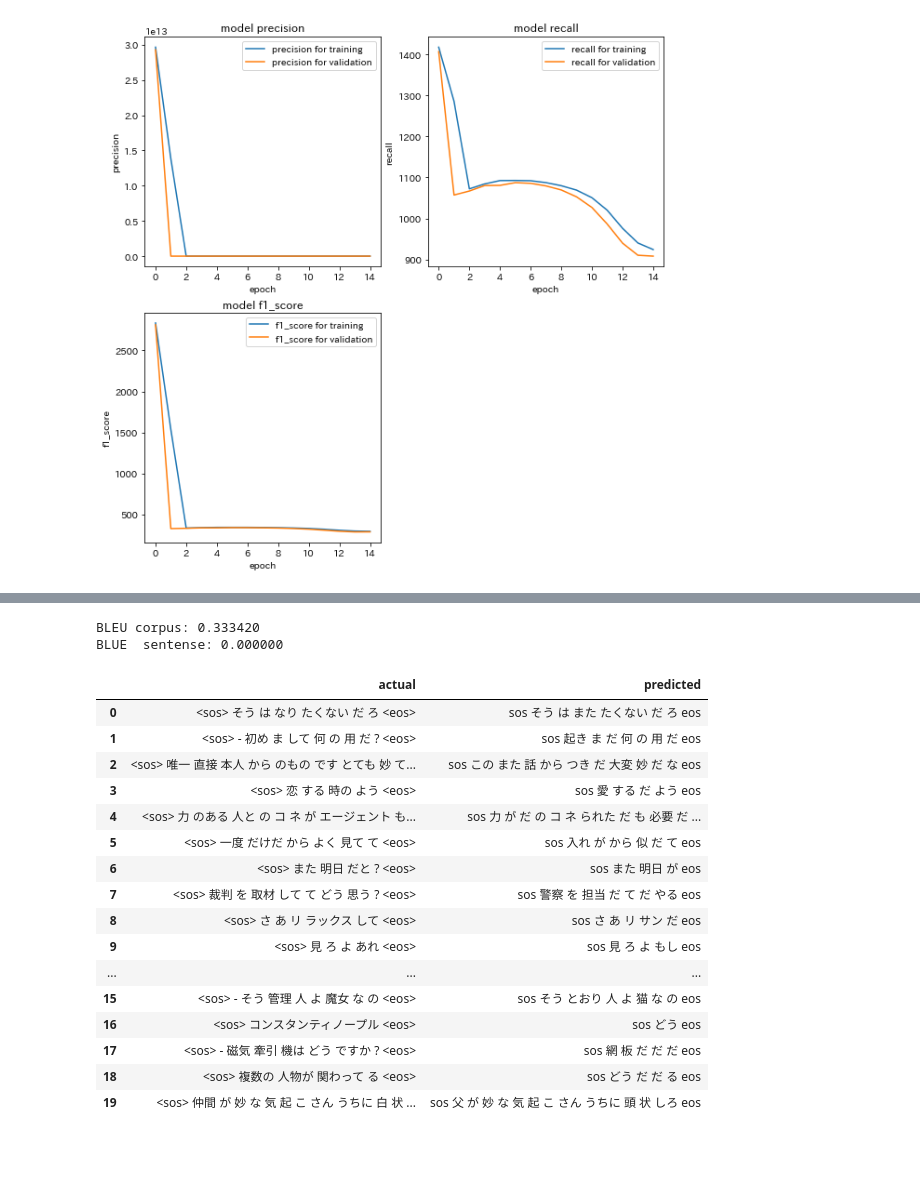
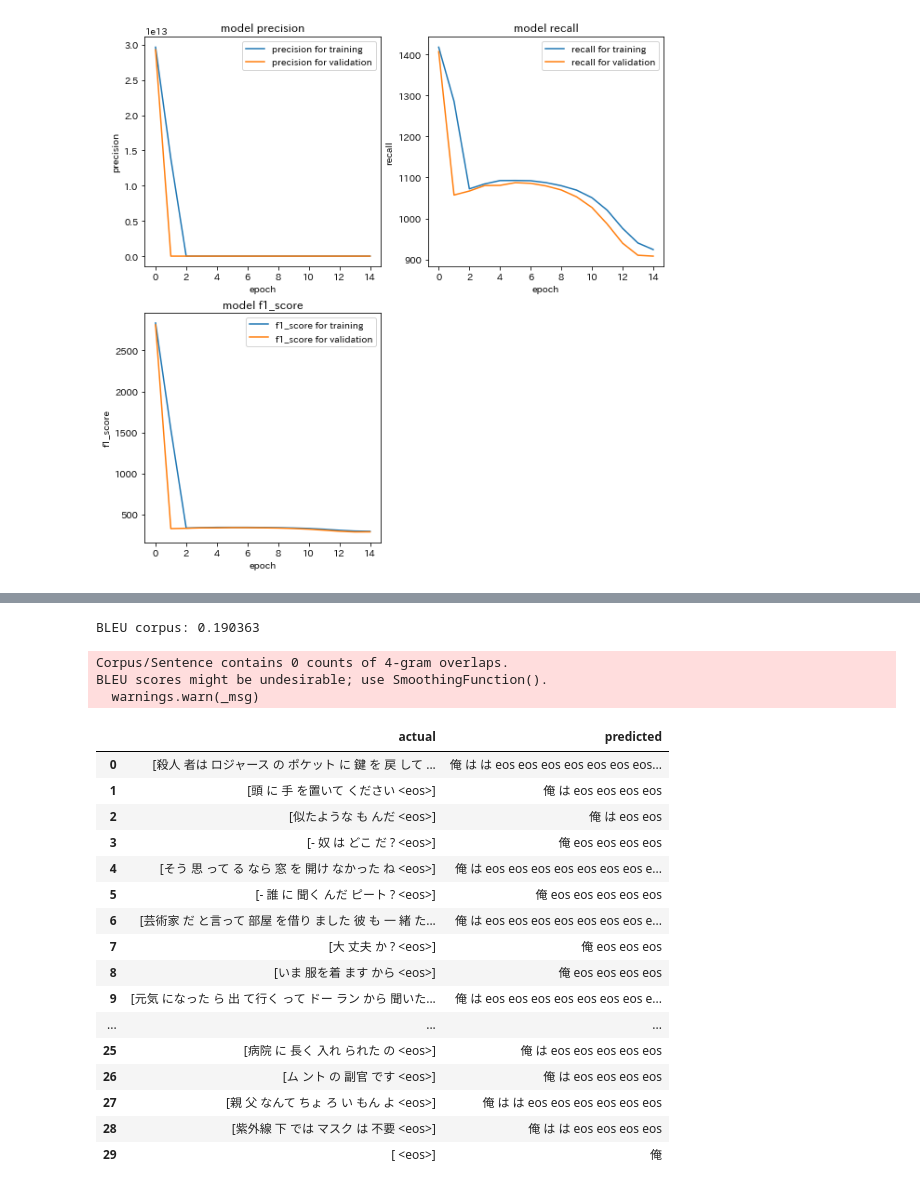
Before and after one commit to atsushii/Neural-Machine-Translation-Project, a Jupyter notebook: text_translation/translation_en_to_ja.ipynb, the cells around one changed output, grey strips where cells are left out. Drawn from its saved outputs; the diff is of its cells as text; code cells hidden in the pictures; blank space fills up the shorter version.

```diff
--- a/text_translation/translation_en_to_ja.ipynb
+++ b/text_translation/translation_en_to_ja.ipynb
@@ -515,4 +518,15 @@ input_embedding_matrix.shape, target_embedding_matrix.shape
 from sklearn.model_selection import train_test_split
 
 # split data into train and test set
-X_train, X_test,  y_train, y_test = train_test_split(input_value, target_value, test_size=0.3, random_state = 42)
+encoder_input_train, encoder_input_test , decoder_output_train, decoder_output_test = train_test_split(input_value, target_value, test_size=0.33, random_state = 42)
+# %%
+# remove <sos> token from decoder_input
+decoder_input_train = decoder_output_train.copy()
+decoder_input_test = decoder_output_test.copy()
+# encoder_input_train = [i.replace(" <eos>", "").replace("<sos> ", "") for i in encoder_input_train]
+# encoder_input_test = [i.replace(" <eos>", "").replace("<sos> ", "") for i in encoder_input_test]
+
+decoder_input_train = [i.replace(" <eos>", "") for i in decoder_input_train]
+decoder_input_test = [i.replace(" <eos>", "") for i in decoder_input_test]
+decoder_output_train = [i.replace("<sos> ", "") for i in decoder_output_train]
+decoder_output_test = [i.replace("<sos> ", "") for i in decoder_output_test]
@@ -519,9 +556,13 @@ X_train, X_test,  y_train, y_test = train_test_split(input_value, target_value,
 # %%
 # prepare training data
-X_train = encode_sequences(eng_tokenizer, eng_length, X_train, "post")
-Y_train = encode_sequences(ja_tokenizer, ja_length, y_train, "post")
+# eng_tokenizer = tokenization(input_value)
+X_train = encode_sequences(eng_tokenizer, eng_length, encoder_input_train, "post")
+Y_train_input = encode_sequences(ja_tokenizer, ja_length, decoder_input_train, "post")
+Y_train_output = encode_sequences(ja_tokenizer, ja_length, decoder_output_train, "post")
+
 
 # prepare validation data
-X_test = encode_sequences(eng_tokenizer, eng_length, X_test, "post")
-Y_test = encode_sequences(ja_tokenizer, ja_length, y_test, "post")
+X_test = encode_sequences(eng_tokenizer, eng_length, encoder_input_test, "post")
+Y_test_input = encode_sequences(ja_tokenizer, ja_length, decoder_input_test, "post")
+Y_test_output = encode_sequences(ja_tokenizer, ja_length, decoder_output_test, "post")
 # %%
@@ -765,44 +791,46 @@ def predict_sequence(model, tokenizer, x, y):
 # %%
 predicted = list()
 actual = list()
-for i, (en, ja) in enumerate(zip(X_test, Y_test)):
+for i, (en, ja) in enumerate(zip(X_test[:30], Y_test_input[:30])):
   # translate encoded source text
 
   en = en.reshape((1, en.shape[0]))
   ja = ja.reshape((1, ja.shape[0]))
   translation = predict_sequence(model, ja_tokenizer, en, ja)
 
-  actual.append([y_test[i]])
+  actual.append([decoder_output_test[i]])
   predicted.append(translation)
 # %%
 from nltk.translate.bleu_score import corpus_bleu
 
 # calculate BLEU score
 print('BLEU corpus: %f' % corpus_bleu(actual, predicted))
-from nltk.translate.bleu_score import sentence_bleu
-print("BLUE  sentense: %f" % sentence_bleu(actual, predicted))
+# from nltk.translate.bleu_score import sentence_bleu
+# print("BLUE  sentense: %f" % sentence_bleu(actual, predicted))
 # %% [output]
-BLEU corpus: 0.333420
-BLUE  sentense: 0.000000
+BLEU corpus: 0.190363
+Corpus/Sentence contains 0 counts of 4-gram overlaps.
+BLEU scores might be undesirable; use SmoothingFunction().
+  warnings.warn(_msg)
 # %%
 # view actual sentence anf predict result
-pred_df = pd.DataFrame({'actual' : y_test, 'predicted' : predicted})
-pred_df.head(20)
+pred_df = pd.DataFrame({'actual' : actual[:30], 'predicted' : predicted})
+pred_df.head(30)
 # %% [output]
 |  | actual | predicted |
-| 0 | <sos> そう は なり たくない だ ろ <eos> | sos そう は また たくない だ ろ eos |
-| 1 | <sos> - 初め ま して 何 の 用 だ ? <eos> | sos 起き ま だ 何 の 用 だ eos |
-| 2 | <sos> 唯一 直接 本人 から のもの です とても 妙 て... | sos この また 話 から つき だ 大変 妙 だ な eos |
-| 3 | <sos> 恋 する 時の よう <eos> | sos 愛 する だ よう eos |
-| 4 | <sos> 力 のある 人と の コ ネ が エージェント も... | sos 力 が だ の コ ネ られた だ も 必要 だ ... |
-| 5 | <sos> 一度 だけだ から よく 見て て <eos> | sos 入れ が から 似 だ て eos |
-| 6 | <sos> また 明日 だと ? <eos> | sos また 明日 が eos |
-| 7 | <sos> 裁判 を 取材 して て どう 思う ? <eos> | sos 警察 を 担当 だ て だ やる eos |
-| 8 | <sos> さ あ リ ラックス して <eos> | sos さ あ リ サン だ eos |
-| 9 | <sos> 見 ろ よ あれ <eos> | sos 見 ろ よ もし eos |
+| 0 | [殺人 者は ロジャース の ポケット に 鍵 を 戻 して ... | 俺 は は eos eos eos eos eos eos eos... |
+| 1 | [頭 に 手 を置いて ください <eos>] | 俺 は eos eos eos eos |
+| 2 | [似たような も んだ <eos>] | 俺 は eos eos |
+| 3 | [- 奴 は どこ だ ? <eos>] | 俺 eos eos eos eos |
+| 4 | [そう 思 って る なら 窓 を 開け なかった ね <eos>] | 俺 は eos eos eos eos eos eos eos e... |
+| 5 | [- 誰 に 聞く んだ ピート ? <eos>] | 俺 eos eos eos eos eos |
+| 6 | [芸術家 だ と言って 部屋 を借り ました 彼 も 一 緒 た... | 俺 は eos eos eos eos eos eos eos e... |
+| 7 | [大 丈夫 か ? <eos>] | 俺 eos eos eos |
+| 8 | [いま 服を着 ます から <eos>] | 俺 eos eos eos eos |
+| 9 | [元気 になった ら 出 て行く って ドー ラン から 聞いた... | 俺 は eos eos eos eos eos eos eos e... |
 | ... | ... | ... |
-| 15 | <sos> - そう 管理 人 よ 魔女 な の <eos> | sos そう とおり 人 よ 猫 な の eos |
-| 16 | <sos> コンスタンティノープル <eos> | sos どう eos |
-| 17 | <sos> - 磁気 牽引 機は どう ですか ? <eos> | sos 網 板 だ だ だ eos |
-| 18 | <sos> 複数の 人物が 関わって る <eos> | sos どう だ だ る eos |
-| 19 | <sos> 仲間 が 妙 な 気 起 こ さん うちに 白 状 ... | sos 父 が 妙 な 気 起 こ さん うちに 頭 状 しろ eos |
+| 25 | [病院 に 長く 入れ られた の <eos>] | 俺 は eos eos eos eos eos |
+| 26 | [ム ント の 副官 です <eos>] | 俺 は eos eos eos eos |
+| 27 | [親 父 なんて ちょ ろ い もん よ <eos>] | 俺 は は eos eos eos eos eos eos |
+| 28 | [紫外線 下 では マスク は 不要 <eos>] | 俺 は は eos eos eos eos |
+| 29 | [ <eos>] | 俺 |
```
Also changed, not shown: parts of 27 cells of this notebook.
